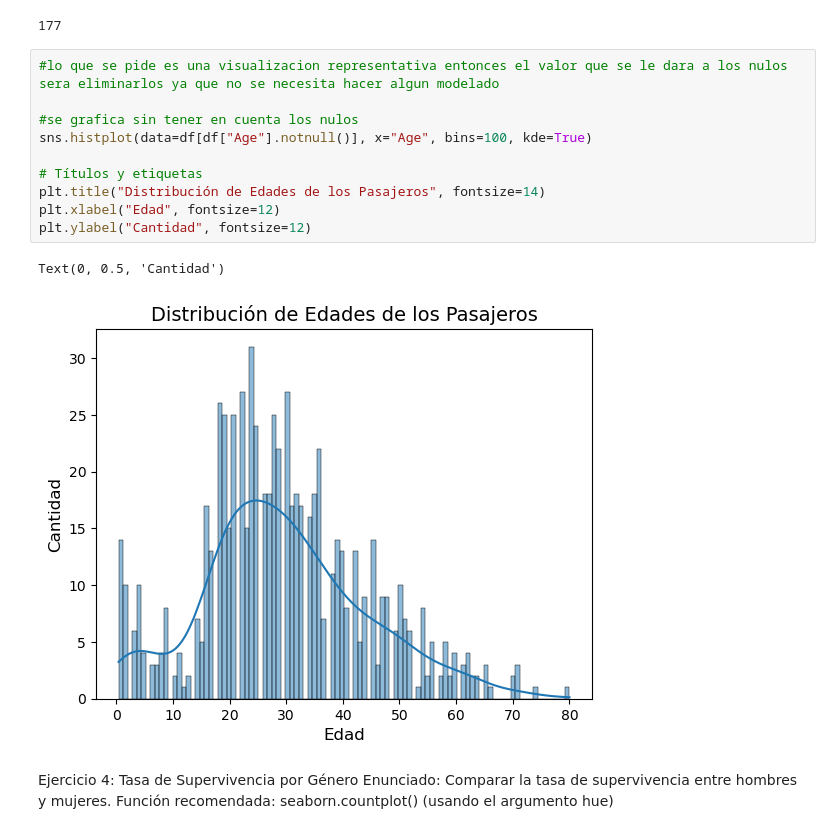
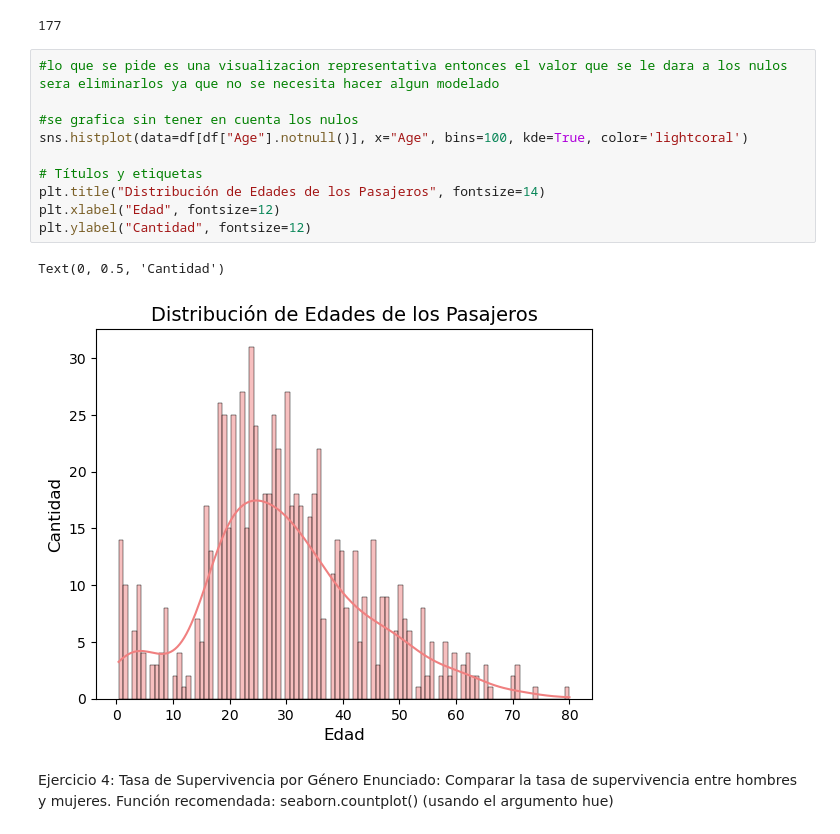
Before and after one commit to Sanyer16/titanic-visualizations, a Jupyter notebook: titanic_visualizations.ipynb, the cells around one changed output. Saved outputs shown, nothing was run; the diff lists cells and outputs as text.

Commit message:
update color

```diff
--- a/titanic_visualizations.ipynb
+++ b/titanic_visualizations.ipynb
@@ -160,16 +160,16 @@ df['Age'].isnull().sum()
 # %%
 #lo que se pide es una visualizacion representativa entonces el valor que se le dara a los nulos sera eliminarlos ya que no se necesita hacer algun modelado
 
 #se grafica sin tener en cuenta los nulos
-sns.histplot(data=df[df["Age"].notnull()], x="Age", bins=100, kde=True)
+sns.histplot(data=df[df["Age"].notnull()], x="Age", bins=100, kde=True, color='lightcoral')
 
 # Títulos y etiquetas
 plt.title("Distribución de Edades de los Pasajeros", fontsize=14)
 plt.xlabel("Edad", fontsize=12)
 plt.ylabel("Cantidad", fontsize=12)
 # %% [output]
 Text(0, 0.5, 'Cantidad')
-[figure, old version]
+[figure, new version]
 # %% [markdown]
 Ejercicio 4: Tasa de Supervivencia por Género
 Enunciado: Comparar la tasa de supervivencia entre hombres y mujeres.
```
